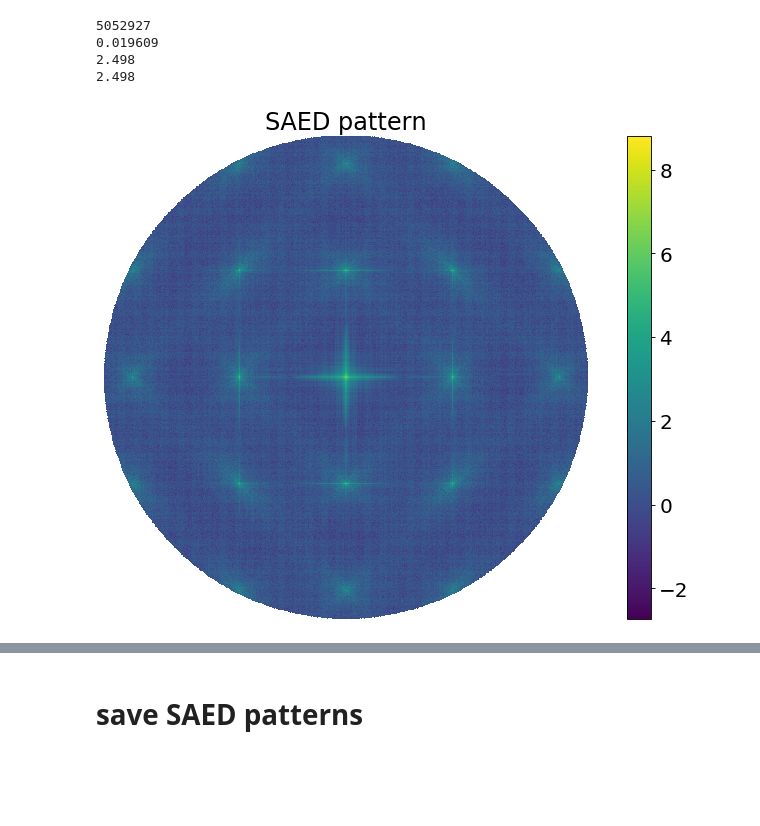
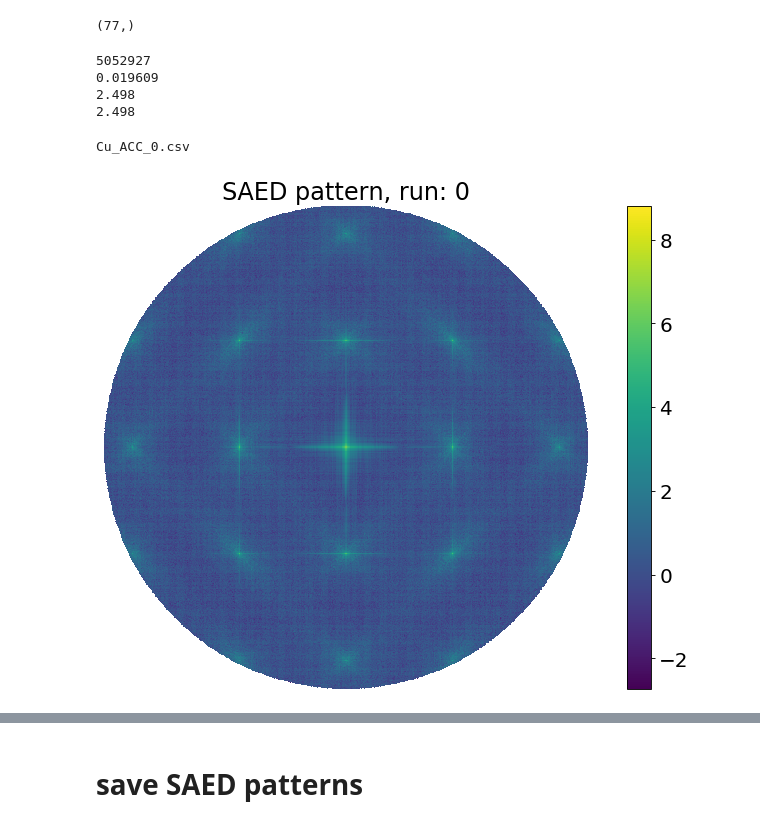
Before and after one commit to auag92/collision, a Jupyter notebook: nbks-SAED-csv-analysis.ipynb, the cells around one changed output, grey strips where cells are left out. Saved outputs shown, nothing was run; the diff lists cells and outputs as text; code cells hidden in the pictures; blank space fills up the shorter version.

```diff
--- a/nbks-SAED-csv-analysis.ipynb
+++ b/nbks-SAED-csv-analysis.ipynb
@@ -30,6 +30,11 @@ mpl.rcParams['legend.fontsize'] = 'large'
 mpl.rcParams['figure.titlesize'] = 'medium'
 # %%
 import utilities as utils
+# %%
+runs = np.loadtxt("runs.txt").astype(int)
+runs.shape
+# %% [output]
+(77,)
 # %%
 get_range = lambda x: np.max(x) - np.min(x)
 gen_coords = curry(lambda x, dx: np.round(((x - np.min(x)) / (np.max(x) - np.min(x))) * dx).astype(int))
@@ -59,13 +64,13 @@ print(get_range(pt2))
 2.498
 2.498
 # %%
-flist = sorted(glob.glob("../new-data/CK_Cu_ACC_SAED_CSV/*.csv"))
-
-dx = 256
-
-fname = flist[0]
+%%time
+ix = 0
+fname = "../new-data/CK_Cu_ACC_SAED_CSV/Cu_ACC_{}.csv".format(runs[ix])
+print(fname.split("/")[-1])
 arr = gen_img(get_vals(fname), dx=1024)
 utils.draw_im(np.log10(arr),
-              "SAED pattern")
+              "SAED pattern, run: {}".format(runs[ix]))
 # %% [output]
+Cu_ACC_0.csv
-[figure, old version]
+[figure, new version]
```
Also changed, not shown: parts of 4 cells of this notebook, 2 other files.
